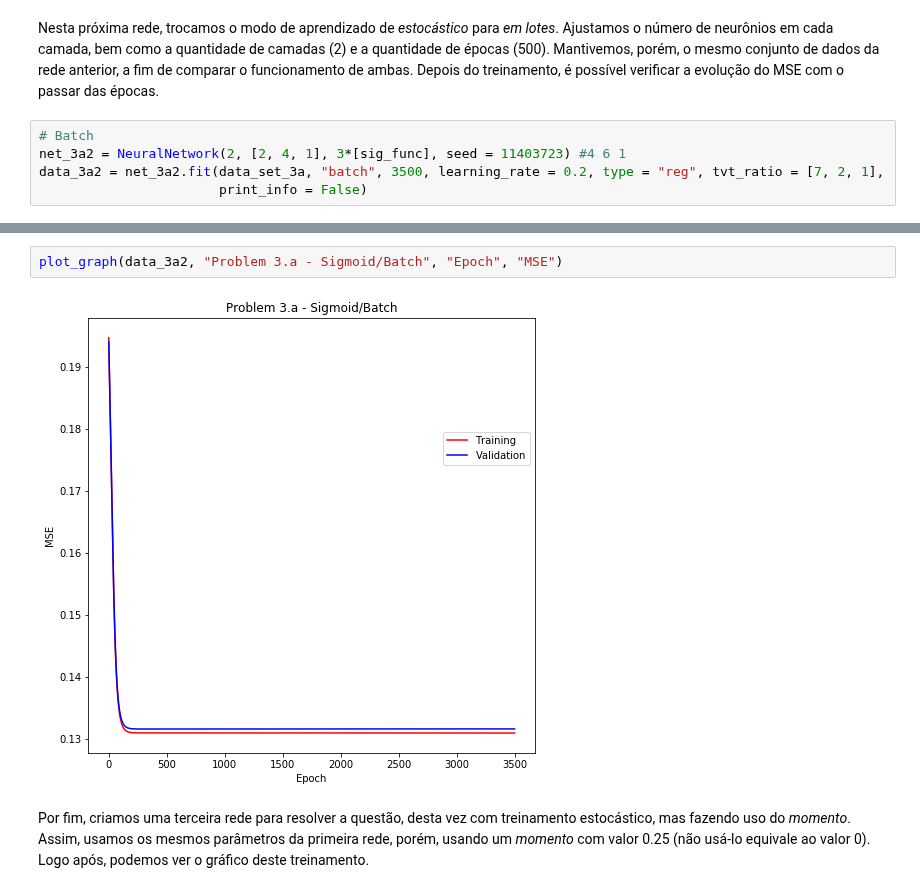
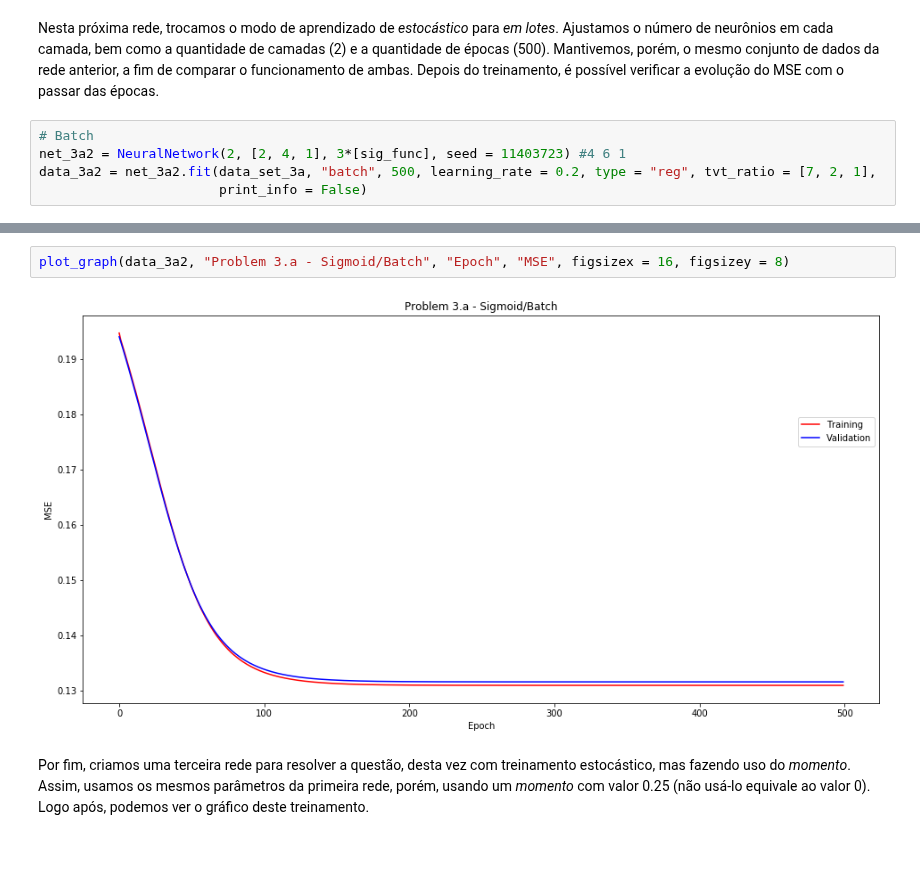
Before and after one commit to matheus-praxedes/Deep-learning, a Jupyter notebook: src/list_1.ipynb, the cells around one changed output, grey strips where cells are left out. Saved outputs shown, nothing was run; the diff lists cells and outputs as text; blank space fills up the shorter version.

```diff
--- a/src/list_1.ipynb
+++ b/src/list_1.ipynb
@@ -106,6 +106,6 @@ Nesta próxima rede, trocamos o modo de aprendizado de *estocástico* para *em l
 # %%
 # Batch
 net_3a2 = NeuralNetwork(2, [2, 4, 1], 3*[sig_func], seed = 11403723) #4 6 1
-data_3a2 = net_3a2.fit(data_set_3a, "batch", 3500, learning_rate = 0.2, type = "reg", tvt_ratio = [7, 2, 1],
+data_3a2 = net_3a2.fit(data_set_3a, "batch", 500, learning_rate = 0.2, type = "reg", tvt_ratio = [7, 2, 1],
                        print_info = False)
 # %% [output]
@@ -113,7 +113,7 @@ data_3a2 = net_3a2.fit(data_set_3a, "batch", 3500, learning_rate = 0.2, type = "
 # %%
-plot_graph(data_3a2, "Problem 3.a - Sigmoid/Batch", "Epoch", "MSE")
+plot_graph(data_3a2, "Problem 3.a - Sigmoid/Batch", "Epoch", "MSE", figsizex = 16, figsizey = 8)
 # %% [output]
-[figure, old version]
+[figure, new version]
 # %% [markdown]
 Por fim, criamos uma terceira rede para resolver a questão, desta vez com treinamento estocástico, mas fazendo uso do *momento*. Assim, usamos os mesmos parâmetros da primeira rede, porém, usando um *momento* com valor 0.25 (não usá-lo equivale ao valor 0). Logo após, podemos ver o gráfico deste treinamento.
 # %%
```
Also changed, not shown: parts of 23 cells of this notebook.
